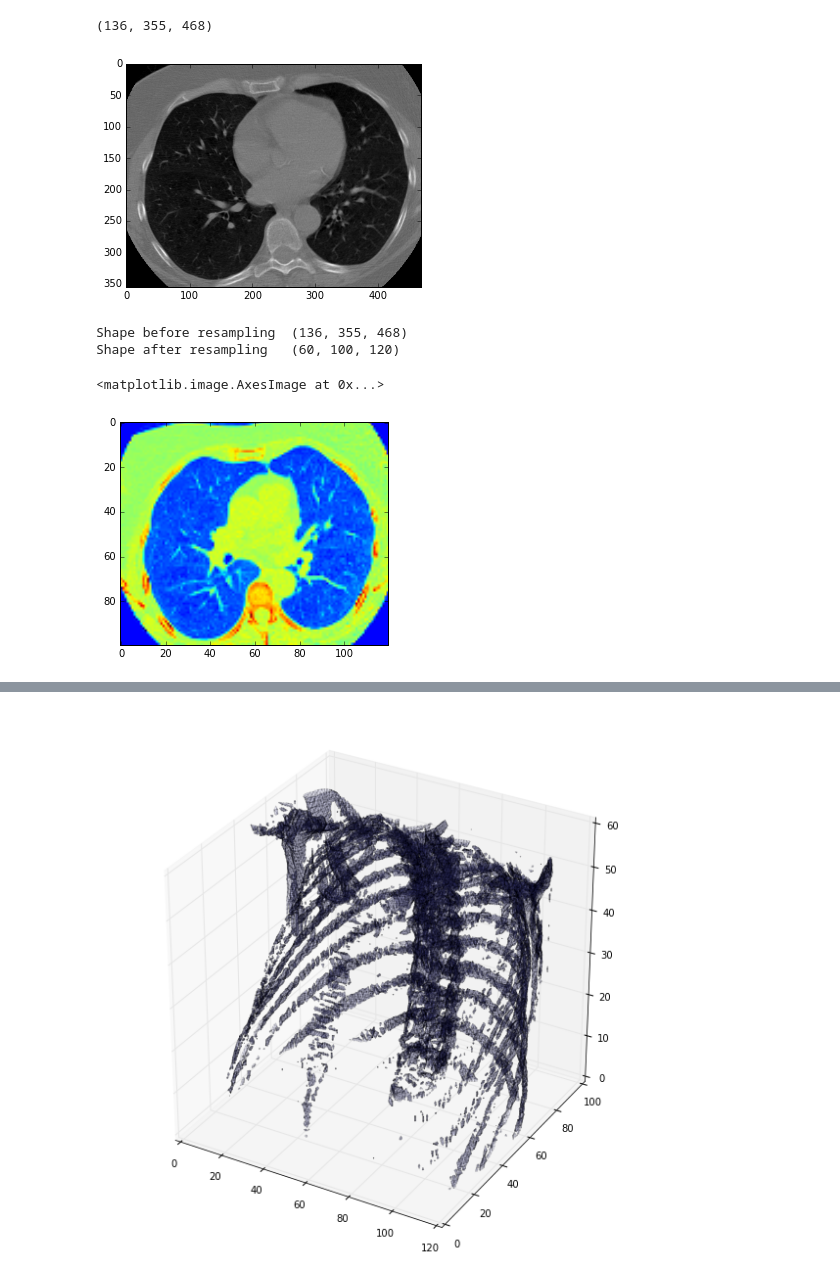
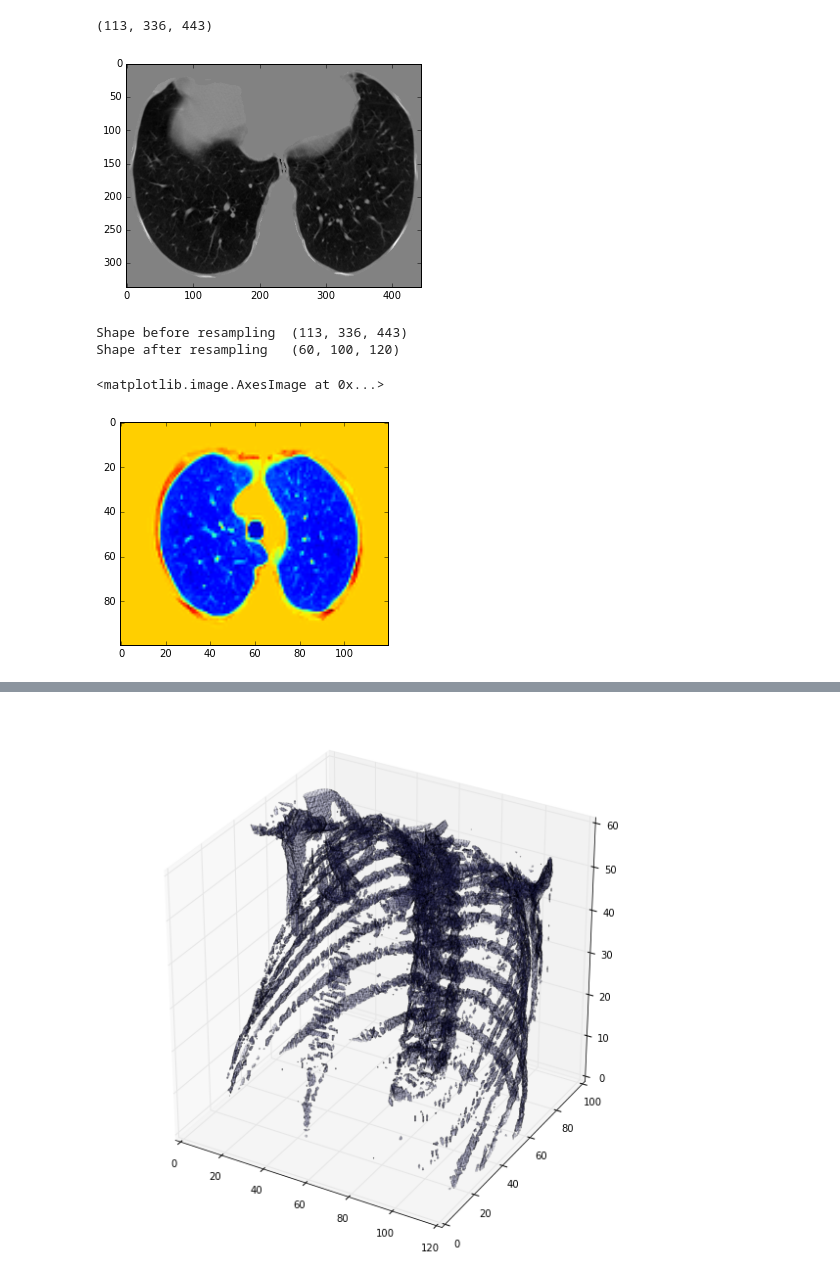
Before and after one commit to boleszek/DSB2017_nodule-detector, a Jupyter notebook: Preprocessing_tutorial.ipynb, the cells around one changed output, grey strips where cells are left out. Saved outputs shown, nothing was run; the diff lists cells and outputs as text; code cells hidden in the pictures.

Commit message:
mask before resample
New order of op: seg -> dilate -> mask -> trim -> resample. This solves previous masking error.

```diff
--- a/Preprocessing_tutorial.ipynb
+++ b/Preprocessing_tutorial.ipynb
@@ -61,7 +61,7 @@ def get_pixels_hu(slices):
 
     return np.array(image, dtype=np.int16)
 # %%
-first_patient = load_scan(INPUT_FOLDER + patients[10])
+first_patient = load_scan(INPUT_FOLDER + patients[19])
 first_patient_pixels = get_pixels_hu(first_patient)
 plt.hist(first_patient_pixels.flatten(), bins=80, color='c')
 plt.xlabel("Hounsfield Units (HU)")
@@ -162,0 +163,5 @@ print(segmented_lungs_fill.shape)
+# %%
+# Mask image
+masked_image = first_patient_pixels
+masked_image[dilated_mask==0] = 0
+plt.imshow(masked_image[30]),plt.colorbar()
@@ -198,17 +207,18 @@ def trim_excess(mask, image):
         ind += 1
     right = ind
 
-    trimmed_mask = mask[bottom:(height-top),front:(width-back),left:(width-right)]
+    #trimmed_mask = mask[bottom:(height-top),front:(width-back),left:(width-right)]
+    # I don't need trimmed mask anymore
     trimmed_image = image[bottom:(height-top),front:(width-back),left:(width-right)]
 
-    return trimmed_mask, trimmed_image
+    return trimmed_image
 # %%
-trimmed_mask, trimmed_pixels = trim_excess(dilated_mask, first_patient_pixels)
-plt.imshow(trimmed_pixels[50,:,:], cmap=plt.cm.gray)
+trimmed_pixels = trim_excess(dilated_mask, masked_image)
+plt.imshow(trimmed_pixels[30,:,:], cmap=plt.cm.gray)
 trimmed_pixels.shape
 # %% [output]
-(136, 355, 468)
+(113, 336, 443)
-[figure, old version]
+[figure, new version]
 # %%
 # 2 stage resampling
 
@@ -237,10 +247,10 @@ pix_resampled = resample(trimmed_pixels, first_patient,[2,2,2], [60,100,120])
 print("Shape before resampling\t", trimmed_pixels.shape)
 print("Shape after resampling\t", pix_resampled.shape)
 # %% [output]
-Shape before resampling  (136, 355, 468)
+Shape before resampling  (113, 336, 443)
 Shape after resampling   (60, 100, 120)
 # %%
-plt.imshow(pix_resampled[30])
+plt.imshow(pix_resampled[46])
 # %% [output]
 <matplotlib.image.AxesImage at 0x...>
-[figure, old version]
+[figure, new version]
```
Also changed, not shown: parts of 6 cells of this notebook.
